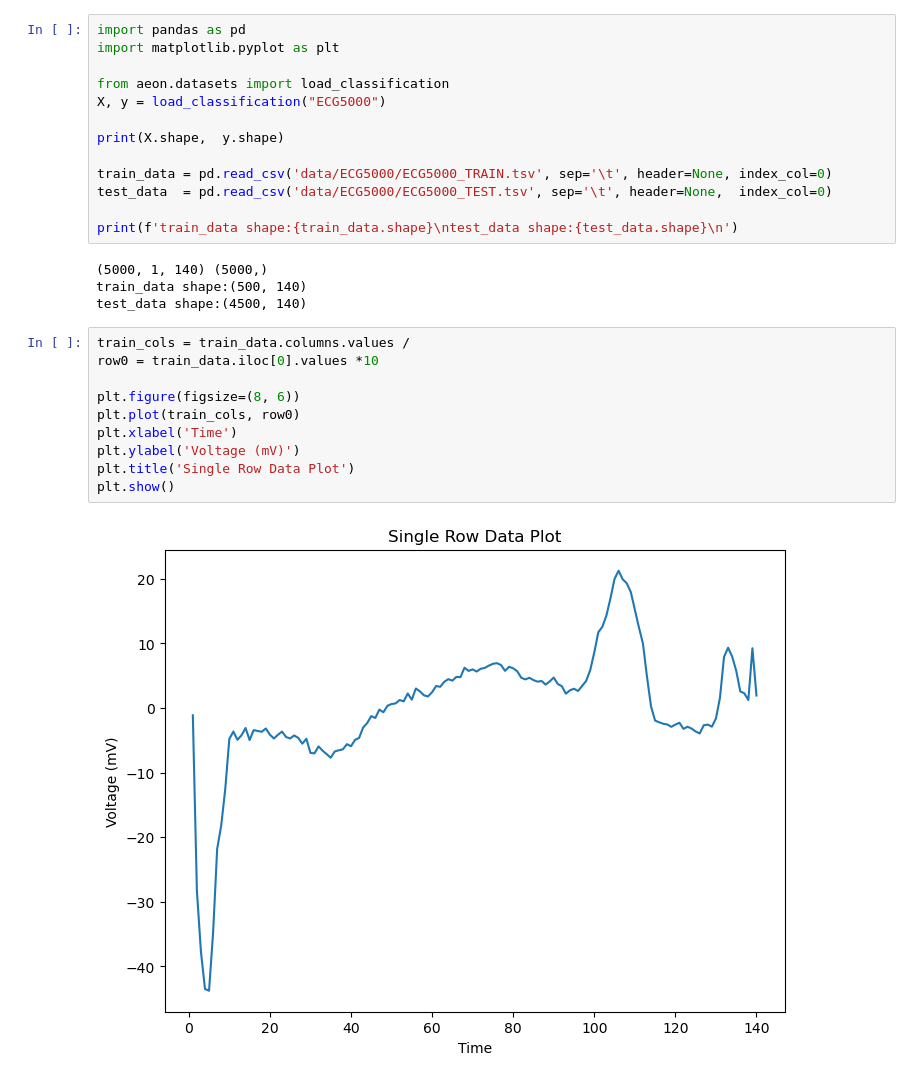
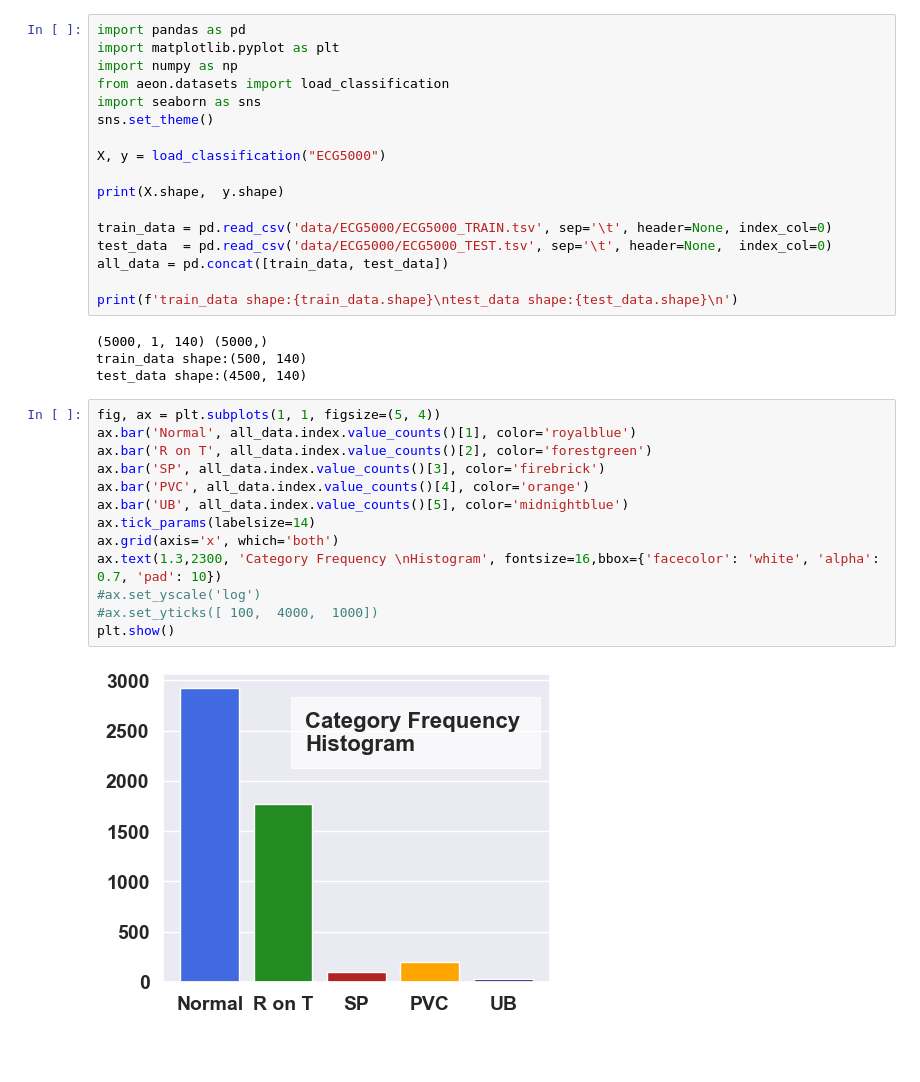
Before and after one commit to KRudd-E/BigData, a Jupyter notebook: code/main.ipynb, the cells around one changed output. Drawn from its saved outputs; the diff is of its cells as text; blank space fills up the shorter version.

```diff
--- a/code/main.ipynb
+++ b/code/main.ipynb
@@ -1,29 +5,36 @@
 # %%
 import pandas as pd
 import matplotlib.pyplot as plt
+import numpy as np
+from aeon.datasets import load_classification
+import seaborn as sns
+sns.set_theme()
 
-from aeon.datasets import load_classification
 X, y = load_classification("ECG5000")
 
 print(X.shape,  y.shape)
 
 train_data = pd.read_csv('data/ECG5000/ECG5000_TRAIN.tsv', sep='\t', header=None, index_col=0)
 test_data  = pd.read_csv('data/ECG5000/ECG5000_TEST.tsv', sep='\t', header=None,  index_col=0)
+all_data = pd.concat([train_data, test_data])
 
 print(f'train_data shape:{train_data.shape}\ntest_data shape:{test_data.shape}\n')
 # %% [output]
 (5000, 1, 140) (5000,)
 train_data shape:(500, 140)
 test_data shape:(4500, 140)
-# %%
-train_cols = train_data.columns.values /
-row0 = train_data.iloc[0].values *10
-
-plt.figure(figsize=(8, 6))
-plt.plot(train_cols, row0)
-plt.xlabel('Time')
-plt.ylabel('Voltage (mV)')
-plt.title('Single Row Data Plot')
-plt.show()
-# %% [output]
-[figure, removed]
+# %%
+fig, ax = plt.subplots(1, 1, figsize=(5, 4))
+ax.bar('Normal', all_data.index.value_counts()[1], color='royalblue')
+ax.bar('R on T', all_data.index.value_counts()[2], color='forestgreen')
+ax.bar('SP', all_data.index.value_counts()[3], color='firebrick')
+ax.bar('PVC', all_data.index.value_counts()[4], color='orange')
+ax.bar('UB', all_data.index.value_counts()[5], color='midnightblue')
+ax.tick_params(labelsize=14)
+ax.grid(axis='x', which='both')
+ax.text(1.3,2300, 'Category Frequency \nHistogram', fontsize=16,bbox={'facecolor': 'white', 'alpha': 0.7, 'pad': 10})
+#ax.set_yscale('log')
+#ax.set_yticks([ 100,  4000,  1000])
+plt.show()
+# %% [output]
+[figure, added]
```
Also changed, not shown: parts of 3 cells of this notebook, 3 other files.
